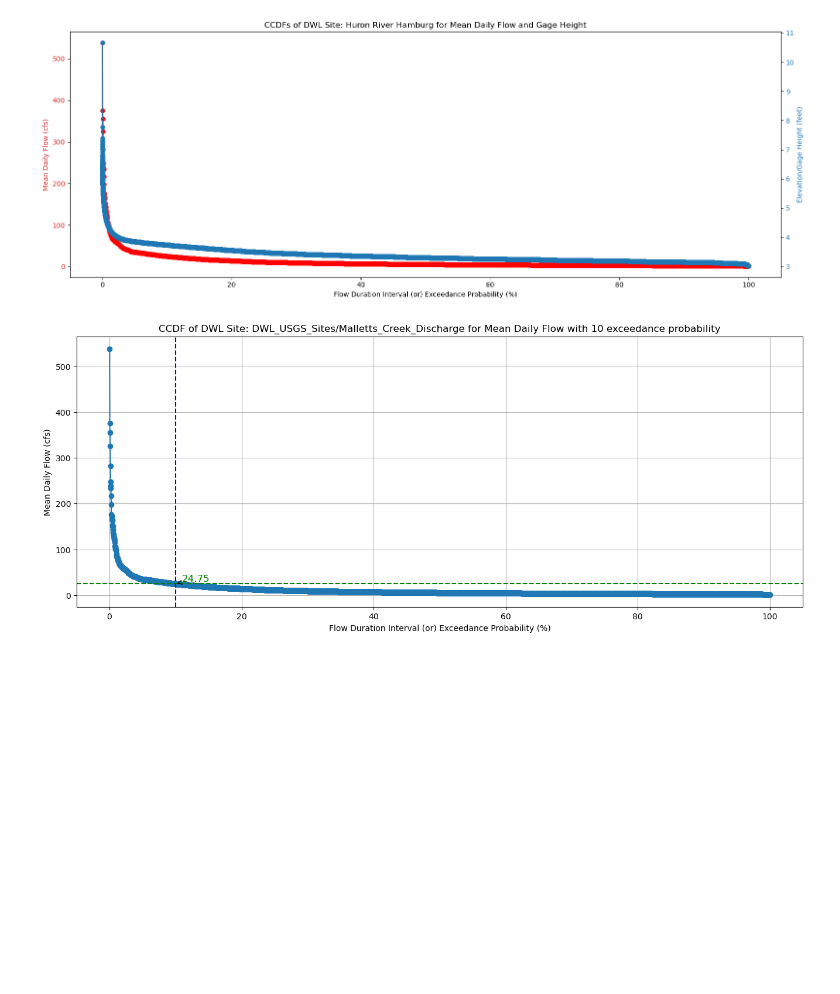
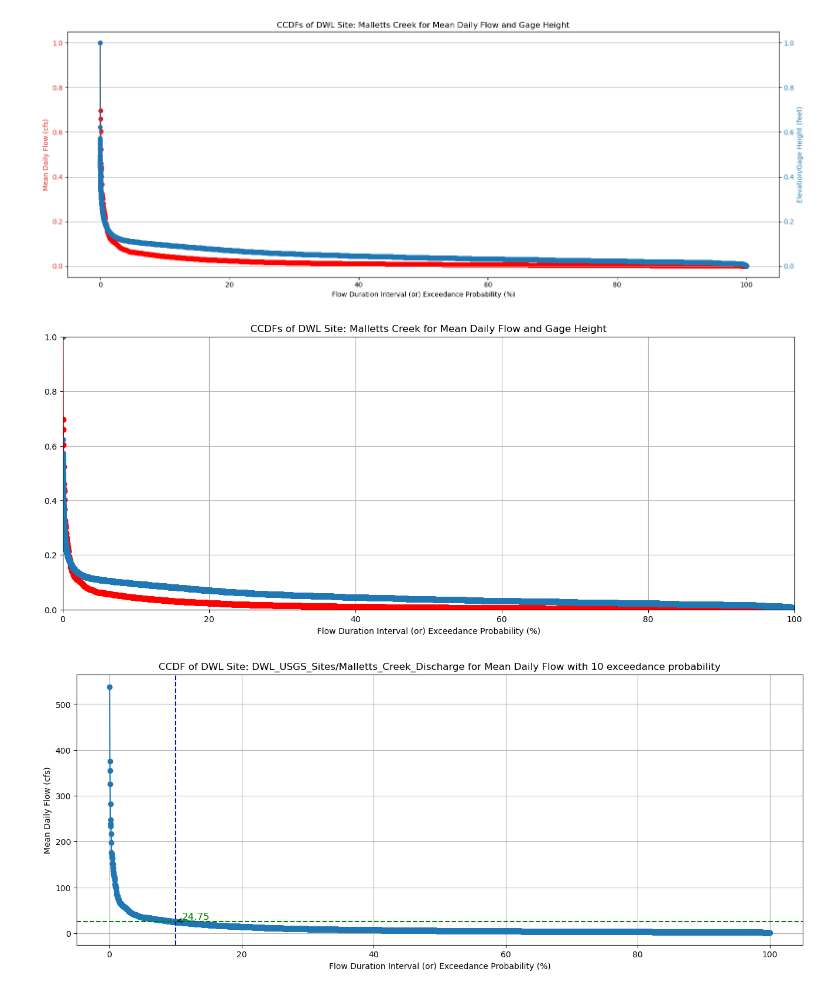
Before and after one commit to shinapatel/Recalculating_Flow_CCDFs, a Jupyter notebook: DWL_CCDFs.ipynb, the cells around one changed output. Saved outputs shown, nothing was run; the diff lists cells and outputs as text; code cells hidden in the pictures; blank space fills up the shorter version.

Commit message:
normalized plots

```diff
--- a/DWL_CCDFs.ipynb
+++ b/DWL_CCDFs.ipynb
@@ -10,26 +10,31 @@ file_name_1 = 'DWL_USGS_Sites/Malletts_Creek_Discharge'
 var_1 = 'Mean_CFS'
 file_name_2 = 'DWL_USGS_Sites/Malletts_Creek_Elevation'
 var_2 = 'Gage_Height'
+site_name = 'Malletts Creek'
 
 # file_name_1 = 'DWL_USGS_Sites/Huron_River_Discharge'
 # var_1 = 'Mean_CFS'
 # file_name_2 = 'DWL_USGS_Sites/Huron_River_Elevation'
 # var_2 = 'Gage_Height'
+# site_name = 'Huron River AA'
 
 # file_name_1 = 'DWL_USGS_Sites/Allen_Creek_Discharge_1'
 # var_1 = 'Mean_CFS'
 # file_name_2 = 'DWL_USGS_Sites/Allen_Creek_Elevation'
 # var_2 = 'Gage_Height'
+# site_name = 'Allen Creek'
 
 # file_name_1 = 'DWL_USGS_Sites/Mill_Creek_Discharge'
 # var_1 = 'Mean_CFS'
 # file_name_2 = 'DWL_USGS_Sites/Mill_Creek_Elevation_1'
 # var_2 = 'Gage_Height'
+# site_name = 'Mill Creek'
 
 # file_name_1 = 'DWL_USGS_Sites/Huron_River_Hamburg_Discharge'
 # var_1 = 'Mean_CFS'
 # file_name_2 = 'DWL_USGS_Sites/Huron_River_Hamburg_Elevation'
 # var_2 = 'Gage_Height'
+# site_name = 'Huron River Hamburg'
 # %%
 def DWL_CCDF_df(file_name, var):
 
@@ -92,9 +97,17 @@ def DWL_plotTimeSeries(file_name, var):
 # %%
 df1 = DWL_CCDF_df(file_name = file_name_1, var = var_1)
 DWL_plotTimeSeries(file_name = file_name_1, var = var_1)
+max_col_mean = df1['Mean_CFS'].max()
+min_col_mean = df1['Mean_CFS'].min()
+range_1 = max_col_mean - min_col_mean
+print("max_col_mean value is: " + str(max_col_mean))
 
 df2 = DWL_CCDF_df(file_name = file_name_2, var = var_2)
 DWL_plotTimeSeries(file_name = file_name_2, var = var_2)
+max_col_ele = df2['Gage_Height'].max()
+min_col_ele = df2['Gage_Height'].min()
+range_2 = max_col_ele - min_col_ele
+print("max_col_ele value is: " + str(max_col_ele))
 # %% [output]
 ranked column m: 5573    2207.0
 5574    2756.0
@@ -201,20 +202,33 @@ def DWL_CCDF_Overlay(var_1, var_2, df1, df2, x, site_name):
 
     fig, ax1 = plt.subplots(figsize=(16, 6))
 
+    # df1_sorted['Normal_Mean'] = (df1_sorted[var_1] / max_col_mean)
+    # df2_sorted['Normal_Gage_Height'] = (df2_sorted[var_2] / max_col_ele)
+
+    df1_sorted['Normal_Mean'] = (df1_sorted[var_1] - min_col_mean) /range_1
+    df2_sorted['Normal_Gage_Height'] = (df2_sorted[var_2] - min_col_ele) /range_2
+
+
     color = 'tab:red'
     plt.xlabel('Flow Duration Interval (or) Exceedance Probability (%)')
     ax1.set_ylabel('Mean Daily Flow (cfs)', color=color)
-    ax1.plot(df1_sorted[x], df1_sorted[var_1], marker='o', linestyle='-', color = 'red')
+    ax1.plot(df1_sorted[x], df1_sorted['Normal_Mean'], marker='o', linestyle='-', color = 'red')
     ax1.tick_params(axis='y', labelcolor=color)
+
+    # ax1.set_xlim(0, 100)
+    # ax1.set_ylim(0, 1)
 
     ax2 = ax1.twinx()  # instantiate a second Axes that shares the same x-axis
 
     color = 'tab:blue'
     ax2.set_ylabel('Elevation/Gage Height (feet)', color=color)  # we already handled the x-label with ax1
-    ax2.plot(df2_sorted[x], df2_sorted[var_2], marker='o', linestyle='-') #, color = 'blue')
+    ax2.plot(df2_sorted[x], df2_sorted['Normal_Gage_Height'], marker='o', linestyle='-') #, color = 'blue')
     ax2.tick_params(axis='y', labelcolor=color)
 
+    # ax2.set_ylim(0, 1)
+
     plt.title('CCDFs of DWL Site: ' + site_name + " for Mean Daily Flow and Gage Height")
+    plt.grid(True)
 
     fig.tight_layout()  # otherwise the right y-label is slightly clipped
     plt.show()
@@ -221,7 +282,9 @@ def DWL_CCDF_Overlay(var_1, var_2, df1, df2, x, site_name):
 # %%
-DWL_CCDF_Overlay(var_1, var_2, df1, df2, x = 'P_Value', site_name = 'Huron River Hamburg')
+DWL_CCDF_Overlay(var_1, var_2, df1, df2, x = 'P_Value', site_name = site_name)
+DWL_CCDF_Overlay_Normalized(var_1, var_2, df1, df2, x = 'P_Value', site_name = site_name, max_col_mean = max_col_mean, max_col_ele = max_col_ele)
 # %% [output]
-[figure, old version]
+[figure, new version]
+[figure, added]
 # %%
 # df = DWL_plotTimeSeries(file_name, var)
 DWL_CCDF_plot_P(df = df1, x='P_Value', y= var_1, P=10, file_name = file_name_1)
```
Also changed, not shown: parts of 4 cells of this notebook.
